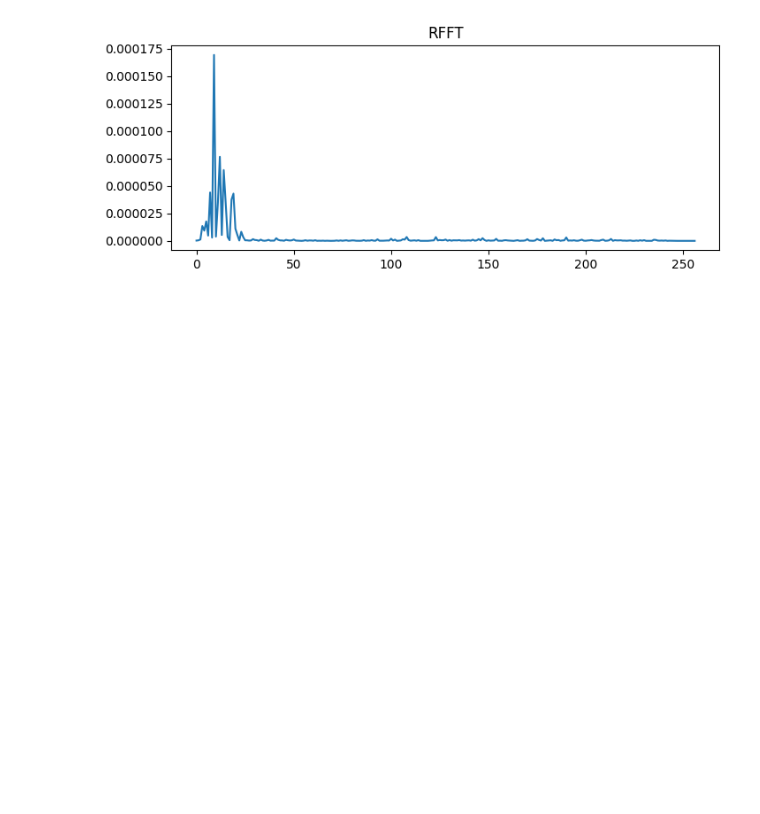
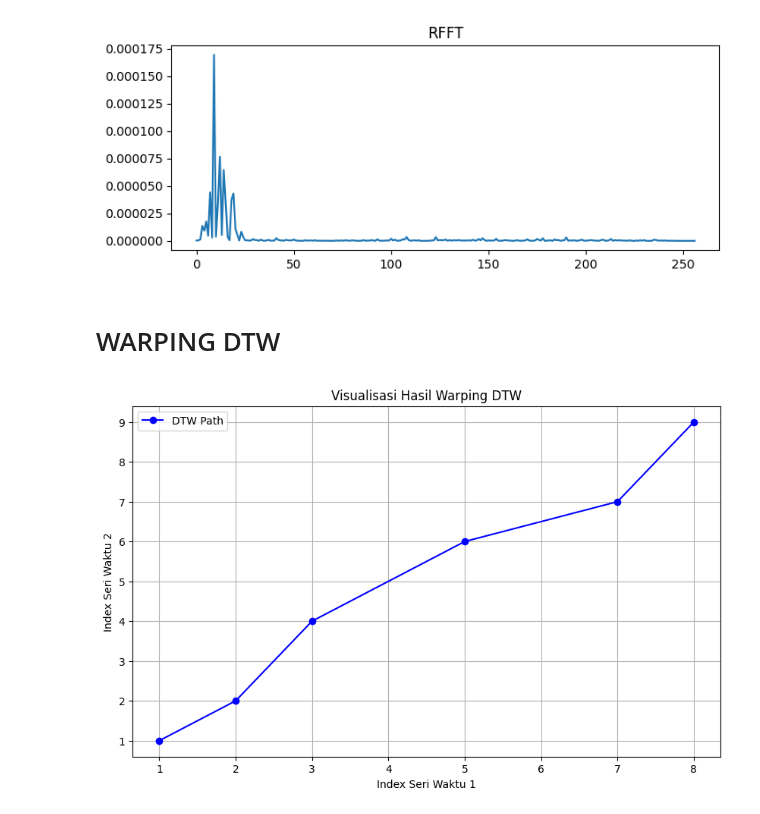
Before and after one commit to gdapriana/song-detection, a Jupyter notebook: visualize.ipynb, the cells around one changed output. Cells and saved outputs as stored; diff of their text form; code cells hidden in the pictures; blank space fills up the shorter version.

Commit message:
visualize warping path dtw

```diff
--- a/visualize.ipynb
+++ b/visualize.ipynb
@@ -81,3 +81,28 @@ vis_windowed(y=windowed_signal[10], sr=sampling_rate)
 vis_fft(y=fft_signal[10])
 # %% [output]
 [figure]
+# %% [markdown]
+# WARPING DTW
+# %%
+# Data hasil warping DTW
+data = [(1, 1), (2, 2), (3, 4), (5, 6), (7, 7), (8, 9)]
+
+# Memisahkan koordinat x dan y
+x = [point[0] for point in data]
+y = [point[1] for point in data]
+
+# Membuat plot
+plt.figure(figsize=(10, 6))
+plt.plot(x, y, marker='o', linestyle='-', color='b', label='DTW Path')
+
+# Menambahkan label dan judul
+plt.title('Visualisasi Hasil Warping DTW')
+plt.xlabel('Index Seri Waktu 1')
+plt.ylabel('Index Seri Waktu 2')
+plt.legend()
+
+# Menampilkan plot
+plt.grid(True)
+plt.show()
+# %% [output]
+[figure, added]
```
